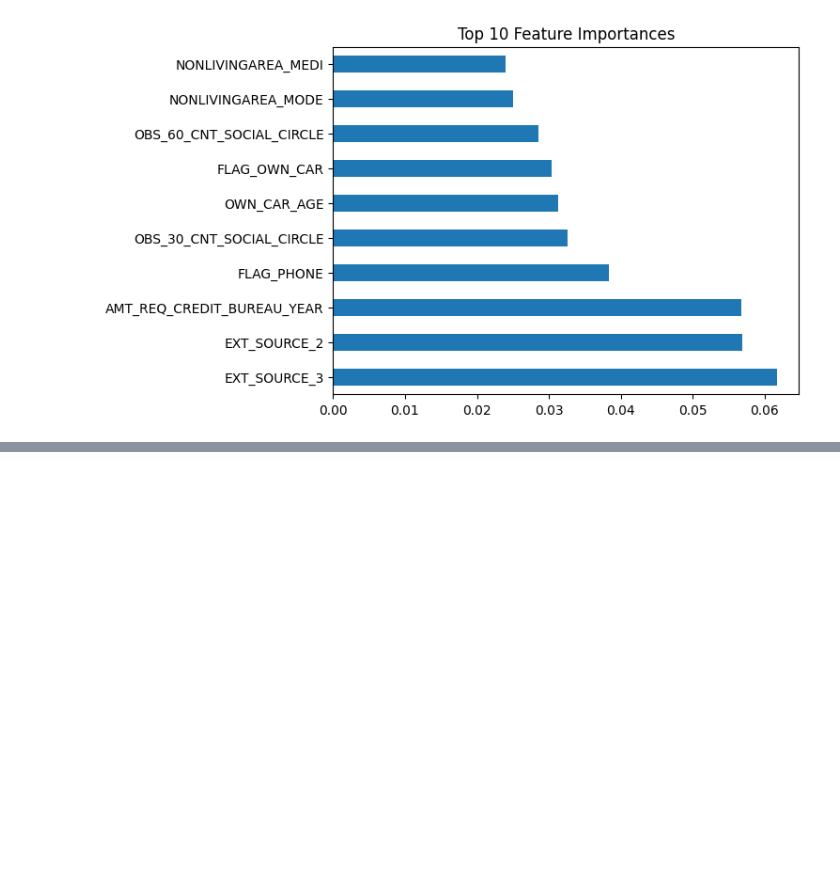
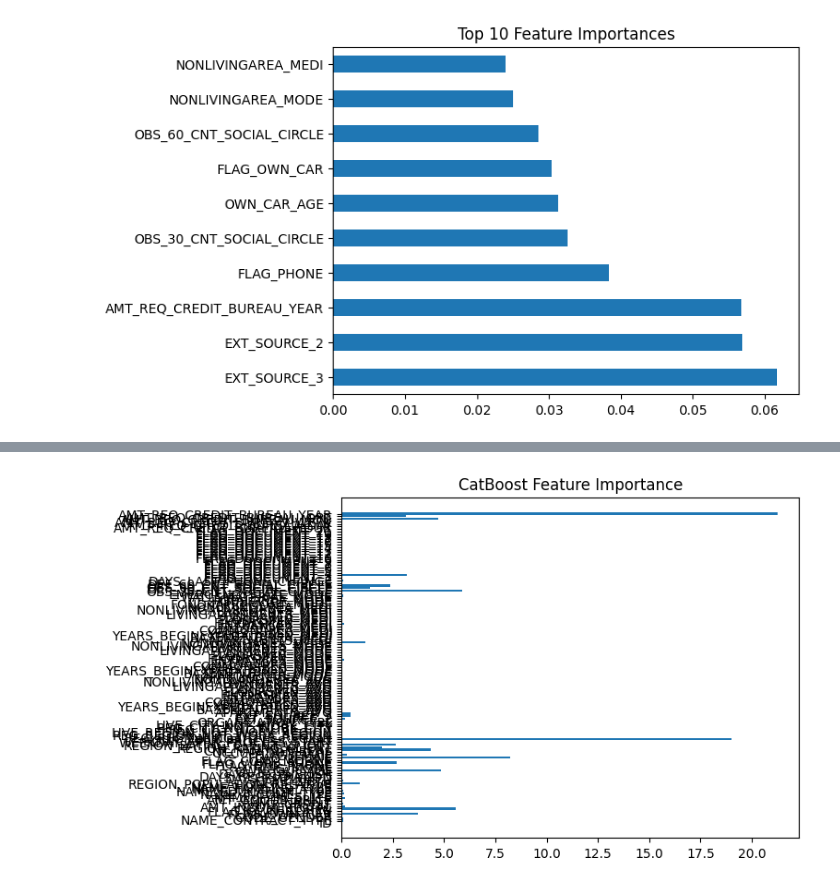
Before and after one commit to 003Palkush/Data-Analysis-Project, a Jupyter notebook: analysis.ipynb, the cells around one changed output, grey strips where cells are left out. Saved outputs shown, nothing was run; the diff lists cells and outputs as text; code cells hidden in the pictures; blank space fills up the shorter version.

```diff
--- a/analysis.ipynb
+++ b/analysis.ipynb
@@ -121,0 +214,20 @@ y_pred_proba = model.predict_proba(X_val)[:, 1]
+# %%
+# CatBoost Model
+cat_model = CatBoostClassifier(
+    iterations=100,
+    learning_rate=0.1,
+    depth=6,
+    random_state=42,
+    verbose=0  # Suppress verbose output
+)
+
+# Train the model
+cat_model.fit(X_train, y_train)
+
+# Make predictions
+cat_preds = cat_model.predict(X_val)
+cat_preds_proba = cat_model.predict_proba(X_val)[:, 1]
+
+# Evaluate the model
+print("CatBoost Accuracy:", accuracy_score(y_val, cat_preds))
+print("CatBoost ROC-AUC:", roc_auc_score(y_val, cat_preds_proba))
@@ -147,0 +275,7 @@ weighted avg       0.86      0.91      0.88     43052
+# %%
+cat_feature_importances = cat_model.get_feature_importance()
+plt.barh(X_train.columns, cat_feature_importances)
+plt.title("CatBoost Feature Importance")
+plt.show()
+# %% [output]
+[figure, added]
```
Also changed, not shown: parts of 8 cells of this notebook.
